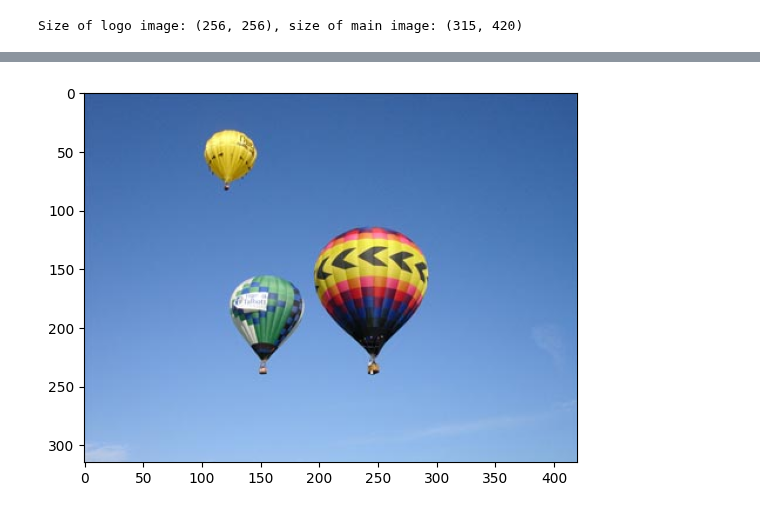
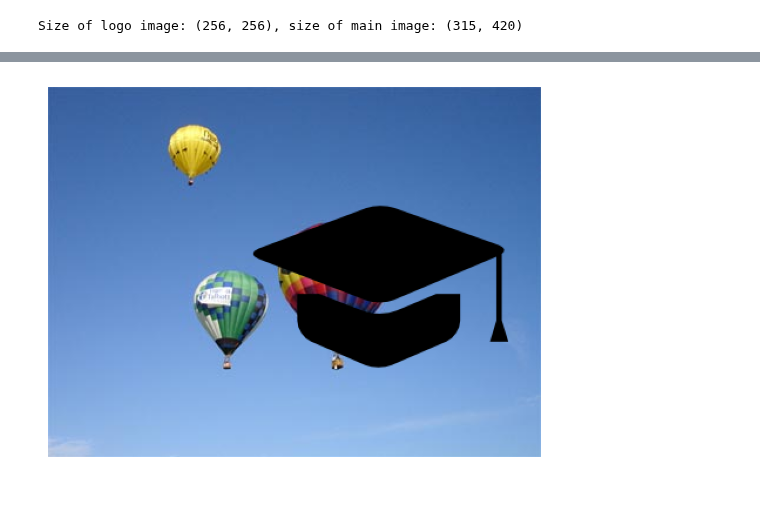
Before and after one commit to olesuv/homeworks-labs, a Jupyter notebook: digital-image-processing/lab-5.ipynb, the cells around one changed output, grey strips where cells are left out. Drawn from its saved outputs; the diff is of its cells as text; code cells hidden in the pictures.

```diff
--- a/digital-image-processing/lab-5.ipynb
+++ b/digital-image-processing/lab-5.ipynb
@@ -8,6 +5,6 @@ import math
 import cv2
 # %%
-logo = cv2.imread('assets/square.png')
+logo = cv2.imread('assets/square.png', -1)
 main = cv2.imread('assets/baloons.jpg')
 # %%
 (logo_h, logo_w) = logo.shape[:2]
@@ -16,12 +13,3 @@ main = cv2.imread('assets/baloons.jpg')
 print(f"Size of logo image: {logo_h, logo_w}, size of main image: {main_h, main_w}")
 # %% [output]
 Size of logo image: (256, 256), size of main image: (315, 420)
-# %%
-# Визначення області призначення на основному зображенні
-destination = main[main_h - logo_h - 10:main_h - 10, main_w - logo_w - 10:main_w - 10]
-
-# Застосування водяного знаку до основного зображення
-result = cv2.addWeighted(destination, 1, logo, 0.7, 0)
-
-# Заміна області призначення на основному зображенні з модифікованою частиною
-main[main_h - logo_h - 10:main_h - 10, main_w - logo_w - 10:main_w - 10] = result
@@ -34,6 +16,18 @@ True
-# %%
-RGB_img = cv2.cvtColor(main, cv2.COLOR_BGR2RGB)
-plt.imshow(RGB_img)
-plt.show()
-# %% [output]
-[figure, removed]
+# %%
+x_offset = main_w - logo_w - 10
+y_offset = main_h - logo_h - 10
+
+y1, y2 = y_offset, y_offset + logo.shape[0]
+x1, x2 = x_offset, x_offset + logo.shape[1]
+
+alpha_logo = logo[:, :, 3] / 255.0
+alpha_main = 1.0 - alpha_logo
+
+for c in range(0, 3):
+    main[y1:y2, x1:x2, c] = (alpha_logo * logo[:, :, c] + alpha_main * main[y1:y2, x1:x2, c])
+# %%
+plt.imshow(cv2.cvtColor(main, cv2.COLOR_BGR2RGB))
+plt.axis('off')
+plt.show()
+# %% [output]
+[figure, added]
```
Also changed, not shown: parts of 2 cells of this notebook.
